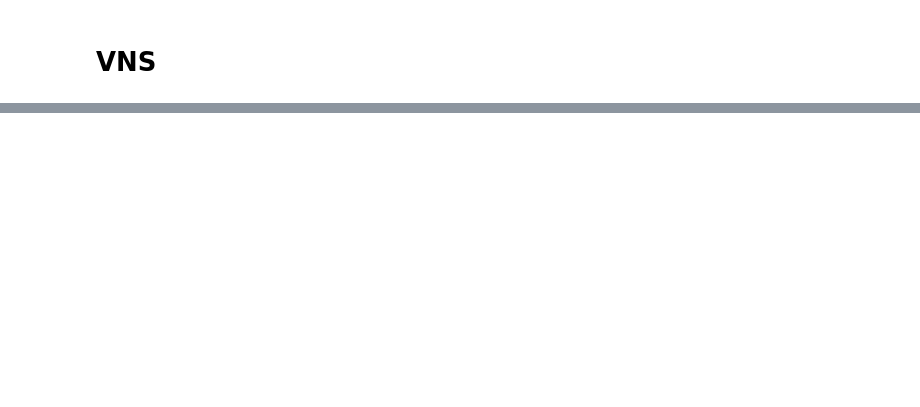
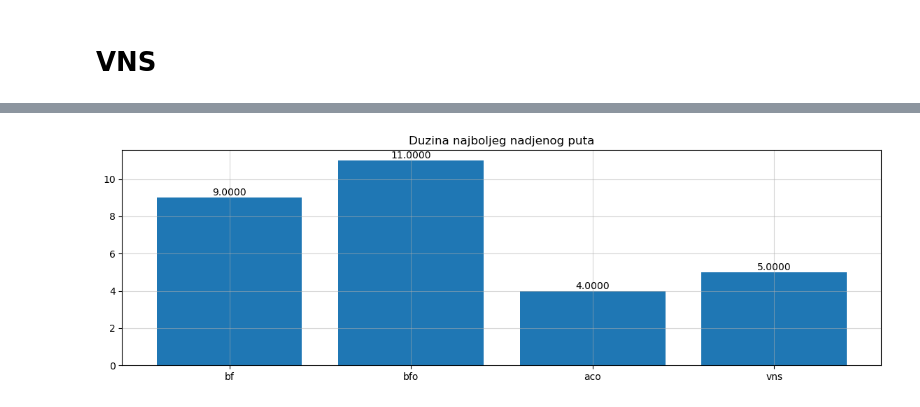
Before and after one commit to MATIJA741/MinimumGraphMotionPlanning, a Jupyter notebook: Comparator.ipynb, the cells around one changed output, grey strips where cells are left out. Cells and saved outputs as stored; diff of their text form; code cells hidden in the pictures; blank space fills up the shorter version.

```diff
--- a/Comparator.ipynb
+++ b/Comparator.ipynb
@@ -105,0 +113,15 @@ plot(num_iterations, metrics_aco["solution_values"])
+# %%
+best_values = [x["best_value"] for x in metrics]
+times = [x["time"] for x in metrics]
+# %%
+def plot_metric(values, names, title):
+    plt.figure(figsize=(14, 4))
+    plt.bar(name, values)
+    plt.grid(alpha = 0.5)
+
+    for i, s in enumerate(values):
+        plt.text(name[i], s, f'{s:.4f}', ha='center', va='bottom')
+
+#     plt.ylim()
+    plt.title(title)
+    plt.show()
@@ -105,0 +156,4 @@ plot(num_iterations, metrics_aco["solution_values"])
+# %%
+plot_metric(best_values, name, "Duzina najboljeg nadjenog puta")
+# %% [output]
+[figure, added]
```
Also changed, not shown: parts of 15 cells of this notebook.
